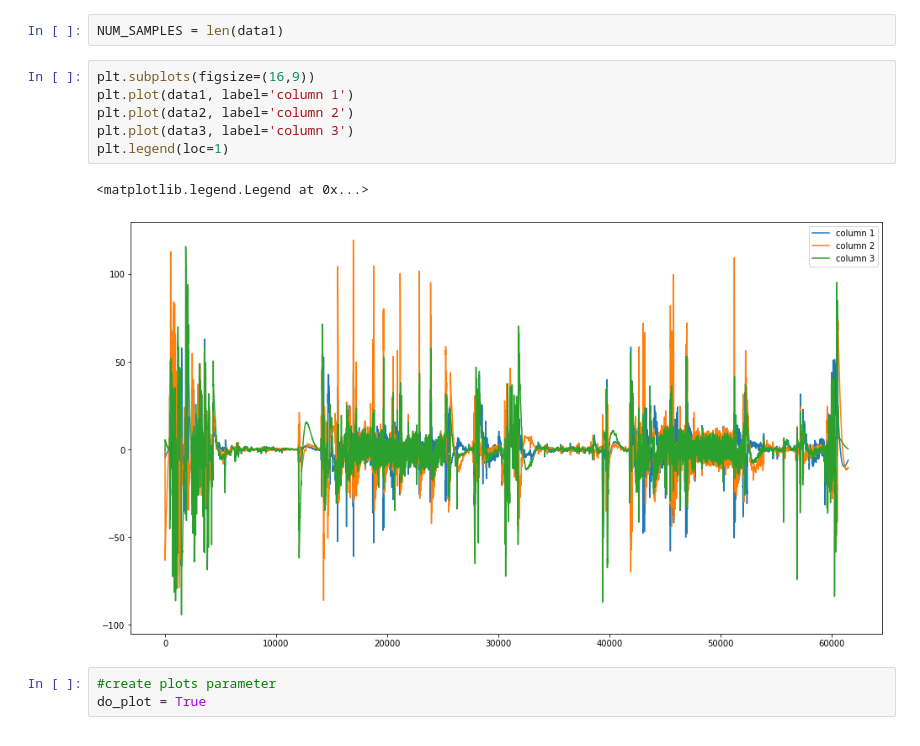
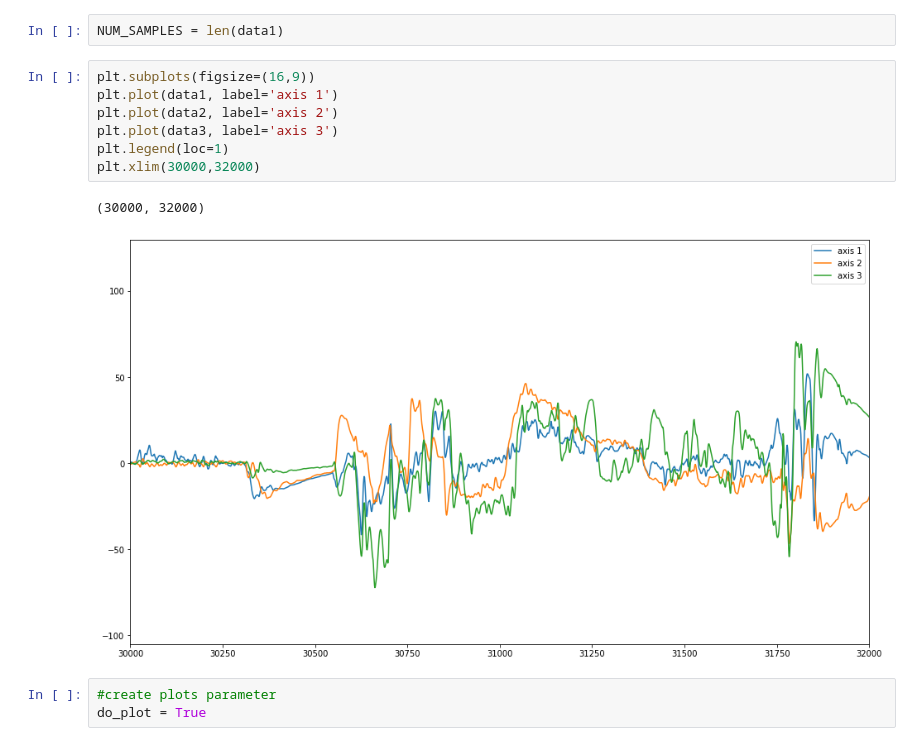
Before and after one commit to DigitalBiomarkerDiscoveryPipeline/Data-Compression-Toolbox, a Jupyter notebook: Joe/wavelet transform/code_wavelet_acc.ipynb, the cells around one changed output. Saved outputs shown, nothing was run; the diff lists cells and outputs as text.

```diff
--- a/Joe/wavelet transform/code_wavelet_acc.ipynb
+++ b/Joe/wavelet transform/code_wavelet_acc.ipynb
@@ -773,13 +773,14 @@ data3 = np.loadtxt(fname = 'processed_acc_col3.txt')
 NUM_SAMPLES = len(data1)
 # %%
 plt.subplots(figsize=(16,9))
-plt.plot(data1, label='column 1')
-plt.plot(data2, label='column 2')
-plt.plot(data3, label='column 3')
+plt.plot(data1, label='axis 1')
+plt.plot(data2, label='axis 2')
+plt.plot(data3, label='axis 3')
 plt.legend(loc=1)
+plt.xlim(30000,32000)
 # %% [output]
-<matplotlib.legend.Legend at 0x...>
+(30000, 32000)
-[figure, old version]
+[figure, new version]
 # %%
 #create plots parameter
 do_plot = True
```
Also changed, not shown: parts of 10 cells of this notebook, 6 other files.
